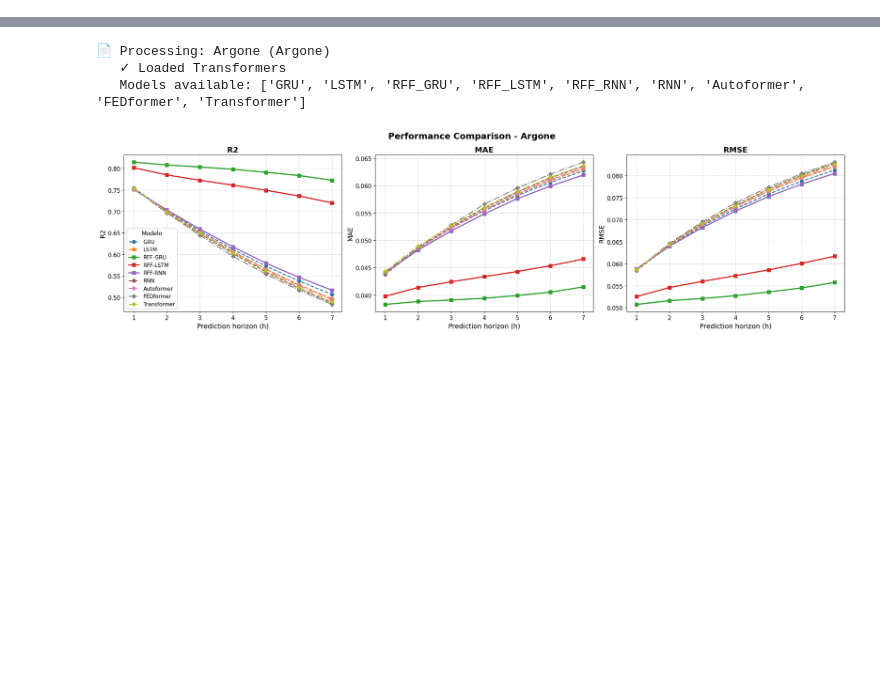
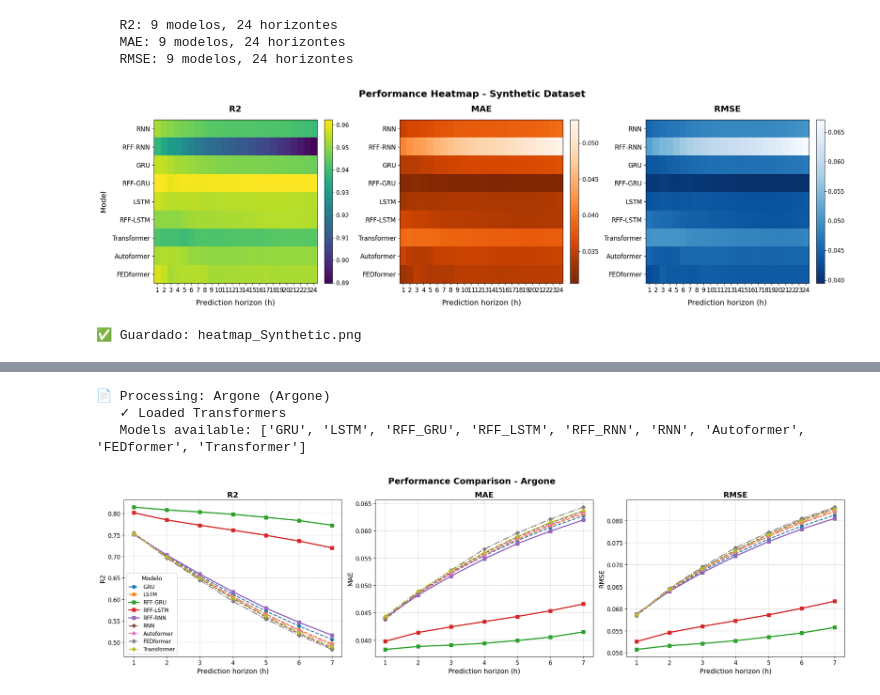
Before and after one commit to ealeongomez/MSRRFF-Wind-Forecast, a Jupyter notebook: notebooks/Results-Performance.ipynb, the cells around one changed output, grey strips where cells are left out. Cells and saved outputs as stored; diff of their text form; code cells hidden in the pictures; blank space fills up the shorter version.

```diff
--- a/notebooks/Results-Performance.ipynb
+++ b/notebooks/Results-Performance.ipynb
@@ -17,0 +36,13 @@ PLOTS_DIR.mkdir(parents=True, exist_ok=True)
+# %%
+colormaps = {
+    "R2": "viridis",
+    "MAE": "Oranges_r",
+    "RMSE": "Blues_r"
+}
+
+all_models = [
+    "RNN", "RFF_RNN",
+    "GRU", "RFF_GRU",
+    "LSTM", "RFF_LSTM",
+    "Transformer", "Autoformer", "FEDformer"
+]
@@ -17,0 +153,66 @@ PLOTS_DIR.mkdir(parents=True, exist_ok=True)
+# %%
+fig, axes = plt.subplots(1, 3, figsize=(20, 6))
+plt.subplots_adjust(wspace=0.4)
+
+for col_idx, metric in enumerate(["R2", "MAE", "RMSE"]):
+    ax = axes[col_idx]
+
+    # Crear pivot table
+    pivot_data = df_synthetic_cumulative.pivot_table(
+        values=metric,
+        index="model",
+        columns="horizon",
+        aggfunc="mean"
+    )
+
+    # Reordenar modelos
+    existing_models = [m for m in all_models if m in pivot_data.index]
+    if existing_models:
+        pivot_data = pivot_data.reindex(existing_models)
+
+    # Heatmap
+    im = ax.imshow(
+        pivot_data.values,
+        aspect='auto',
+        cmap=colormaps[metric],
+        interpolation='nearest'
+    )
+
+    # Configurar ticks
+    ax.set_xticks(range(len(pivot_data.columns)))
+    ax.set_yticks(range(len(pivot_data.index)))
+    ax.set_xticklabels(pivot_data.columns, fontsize=12)
+
+    # Etiquetas Y con guiones en lugar de guiones bajos
+    model_labels = [m.replace("_", "-") for m in pivot_data.index]
+    ax.set_yticklabels(model_labels, fontsize=12)
+
+    # Títulos y etiquetas
+    ax.set_title(metric, fontsize=16, fontweight='bold', pad=15)
+    ax.set_xlabel("Prediction horizon (h)", fontsize=14, labelpad=10)
+
+    if col_idx == 0:
+        ax.set_ylabel("Model", fontsize=14, labelpad=10)
+
+    # Colorbar
+    cbar = plt.colorbar(im, ax=ax, fraction=0.046, pad=0.04)
+    cbar.ax.tick_params(labelsize=11)
+
+    print(f"   {metric}: {len(existing_models)} modelos, {len(pivot_data.columns)} horizontes")
+
+plt.suptitle("Performance Heatmap - Synthetic Dataset",
+             fontsize=18, fontweight='bold')
+plt.tight_layout()
+
+# Guardar
+output_path = PLOTS_DIR / "heatmap_Synthetic.png"
+plt.savefig(output_path, dpi=300, bbox_inches='tight', facecolor='white')
+plt.show()
+
+print(f"\n✅ Guardado: {output_path.name}")
+# %% [output]
+   R2: 9 modelos, 24 horizontes
+   MAE: 9 modelos, 24 horizontes
+   RMSE: 9 modelos, 24 horizontes
+[figure, added]
+✅ Guardado: heatmap_Synthetic.png
```
Also changed, not shown: parts of 12 cells of this notebook.
